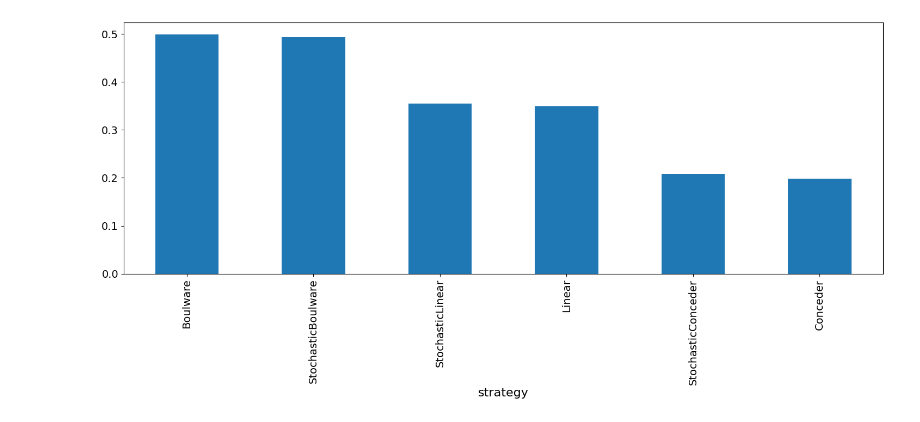
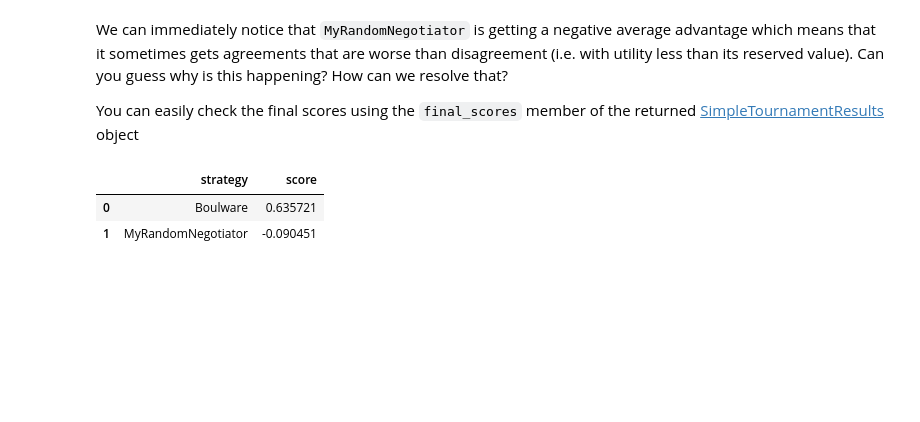
Before and after one commit to yasserfarouk/anl, a Jupyter notebook: tutorials/notebooks/tutorial.ipynb, the cells around one changed output. Saved outputs shown, nothing was run; the diff lists cells and outputs as text; code cells hidden in the pictures; blank space fills up the shorter version.

```diff
--- a/tutorials/notebooks/tutorial.ipynb
+++ b/tutorials/notebooks/tutorial.ipynb
@@ -53,4 +95,10 @@ results = anl2024_tournament(
+# %% [markdown]
+We can immediately notice that `MyRandomNegotiator` is getting a negative average advantage which means that it sometimes gets agreements that are worse than disagreement (i.e. with utility less than its reserved value). Can you guess why is this happening? How can we resolve that?
+
+You can easily check the final scores using the `final_scores` member of the returned [SimpleTournamentResults](https://negmas.readthedocs.io/en/latest/api/negmas.tournaments.SimpleTournamentResults.html) object
 # %%
-results.final_scores.plot(kind="bar");
+results.final_scores
 # %% [output]
-[figure, removed]
+|  | strategy | score |
+| 0 | Boulware | 0.635721 |
+| 1 | MyRandomNegotiator | -0.090451 |
```
Also changed, not shown: parts of 13 cells of this notebook, 43 other files.
